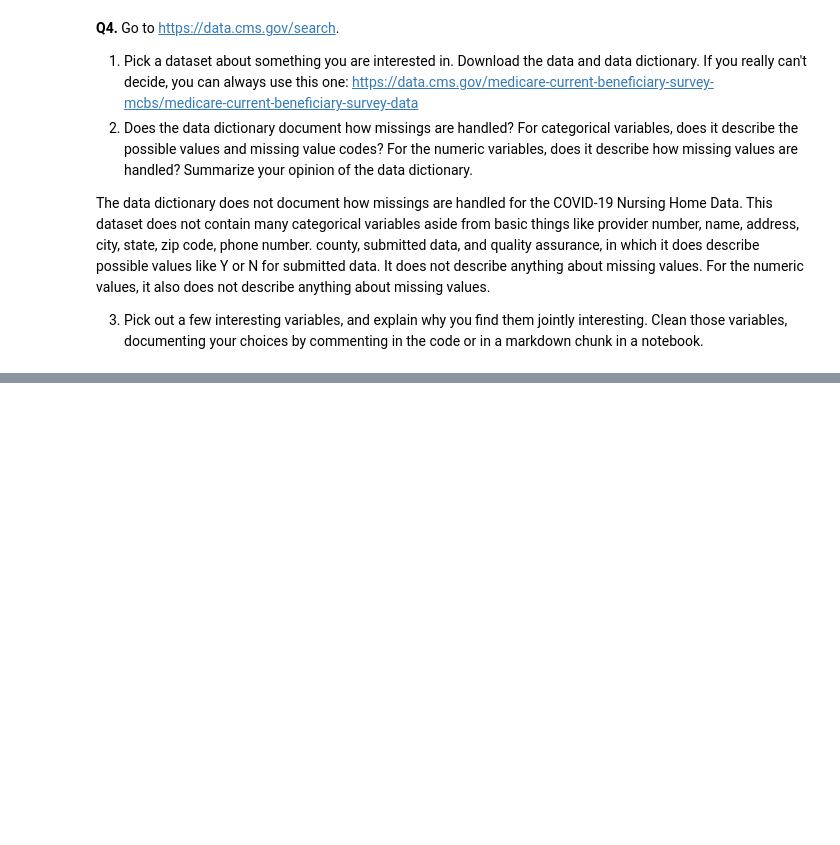
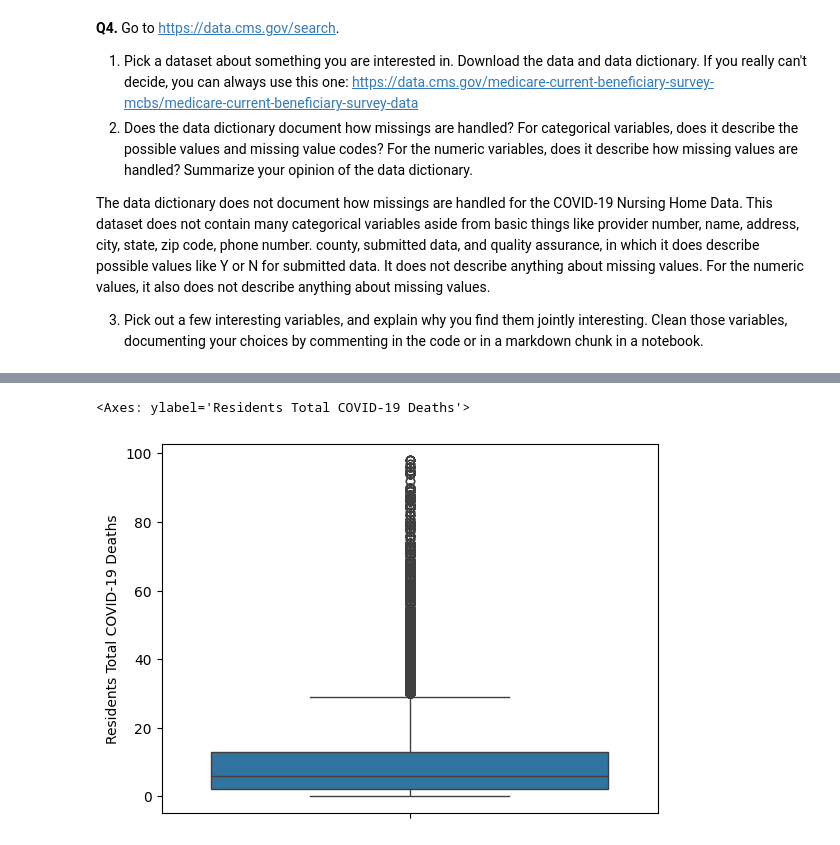
Before and after one commit to anutishah/visualization, a Jupyter notebook: assignment/assignment.ipynb, the cells around one changed output, grey strips where cells are left out. Saved outputs shown, nothing was run; the diff lists cells and outputs as text; code cells hidden in the pictures; blank space fills up the shorter version.

```diff
--- a/assignment/assignment.ipynb
+++ b/assignment/assignment.ipynb
@@ -266,0 +324,5 @@ FileNotFoundError: [Errno 2] No such file or directory: '/var/COVID-19 Nursing H
+# %%
+sns.boxplot(df['Residents Total COVID-19 Deaths'])
+# %% [output]
+<Axes: ylabel='Residents Total COVID-19 Deaths'>
+[figure, added]
```
Also changed, not shown: parts of 26 cells of this notebook.
